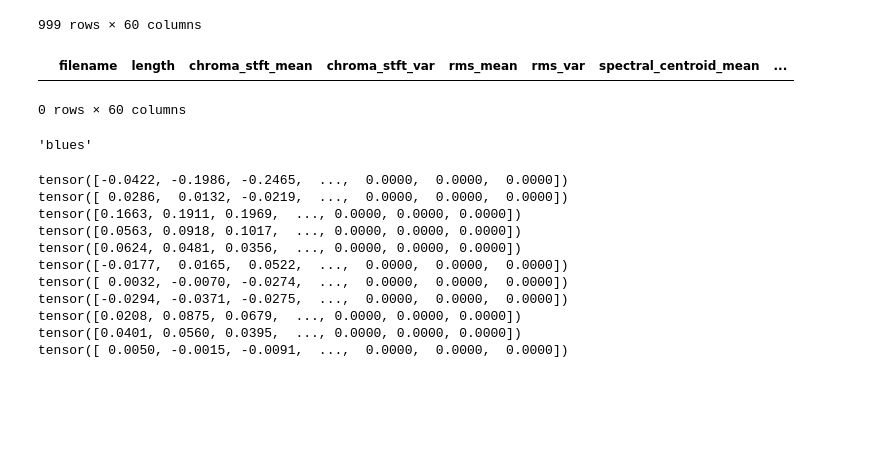
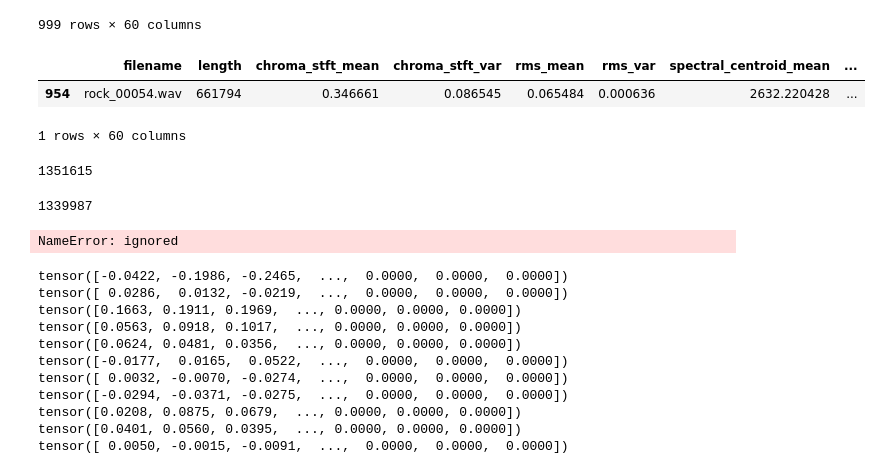
Before and after one commit to b-wesley/song-classification, a Jupyter notebook: song_classification.ipynb, the cells around one changed output. Saved outputs shown, nothing was run; the diff lists cells and outputs as text; code cells hidden in the pictures; blank space fills up the shorter version.

```diff
--- a/song_classification.ipynb
+++ b/song_classification.ipynb
@@ -21,5 +48,7 @@ from tqdm import trange
 # %%
-genres = os.listdir('Data/genres_original/')
+base_path = ""
+
+genres = os.listdir(base_path + 'Data/genres_original/')
 print(genres)
 genre_dict = {genres[i]: i for i in range(len(genres))}
 genre_dict
@@ -59,5 +95,5 @@ three_sec_df
 # %%
-thirty_sec_df = pd.read_csv('Data/features_30_sec.csv')
+thirty_sec_df = pd.read_csv(base_path + 'Data/features_30_sec.csv')
 thirty_sec_df['filename'] = thirty_sec_df['filename'].apply(lambda x: f'{x[:-4].replace(".", "_")}.wav')
 thirty_sec_df = thirty_sec_df.drop([554]) # dropping entry that does not have spectrogram
 thirty_sec_df
@@ -76,10 +112,11 @@ thirty_sec_df
 | 999 | rock_00099.wav | 661794 | 0.358401 | 0.085884 | 0.054454 | 0.000336 | 1609.795082 | ... |
 999 rows × 60 columns
 # %%
-thirty_sec_df.loc[thirty_sec_df['filename'] == 'jazz_00054.wav']
+thirty_sec_df.loc[thirty_sec_df['filename'] == 'rock_00054.wav']
 # %% [output]
 |  | filename | length | chroma_stft_mean | chroma_stft_var | rms_mean | rms_var | spectral_centroid_mean | ... |
+| 954 | rock_00054.wav | 661794 | 0.346661 | 0.086545 | 0.065484 | 0.000636 | 2632.220428 | ... |
-0 rows × 60 columns
+1 rows × 60 columns
 # %%
 # Removing the "." from the middle of file names and replacing with "_" in audio folders to match the spectrogram files and also because it's really stupid to put a . in the middle of a filename
 # Run this only once because otherwise it won't work if you try it again, but probably won't break anything i guess
@@ -88,5 +125,13 @@ for genre in genres:
         #print(song_id[:-4].replace(".", ""))
         os.rename(f'Data/genres_original/{genre}/{song_id}', f'Data/genres_original/{genre}/{song_id[:-4].replace(".", "_")}.wav')
+# %%
+print(np.max([audio[0].size()[1] for audio in audio_val]))
+# %% [output]
+1351615
+# %%
+audio_val[0][0].size()[1]
+# %% [output]
+1339987
 # %%
 class AudioDataset(Dataset):
     def __init__(self, data):
@@ -108,7 +153,7 @@ class AudioDataset(Dataset):
 # %%
 thirty_sec_df.iloc[0]['label']
 # %% [output]
-'blues'
+NameError: ignored
 # %%
 batch_size = 128
 
```
Also changed, not shown: parts of 23 cells of this notebook, 2 other files.
